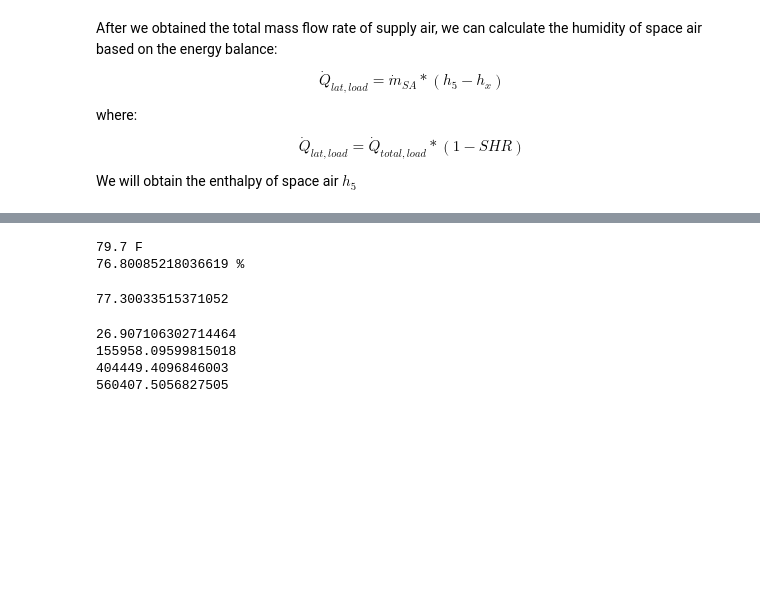
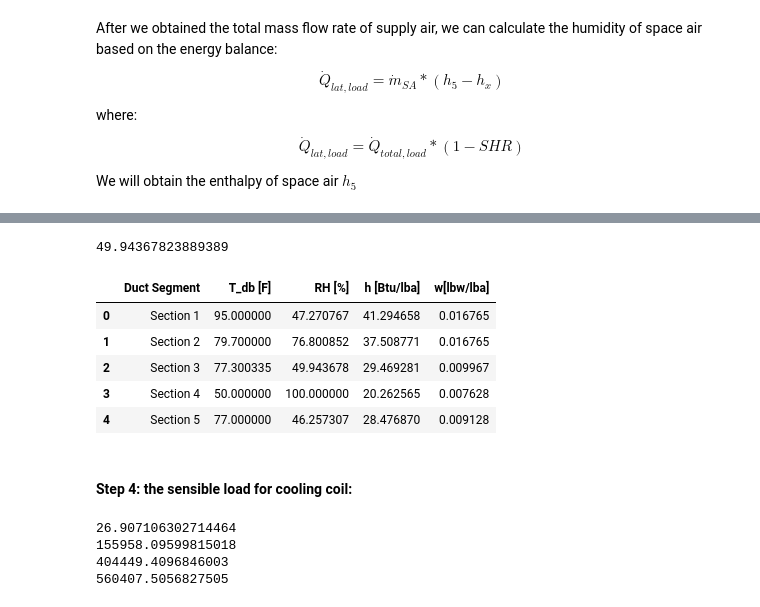
Before and after one commit to JieMa1202/CE414, a Jupyter notebook: Homework/Exam.ipynb, the cells around one changed output, grey strips where cells are left out. Drawn from its saved outputs; the diff is of its cells as text; code cells hidden in the pictures; blank space fills up the shorter version.

```diff
--- a/Homework/Exam.ipynb
+++ b/Homework/Exam.ipynb
@@ -27,6 +27,7 @@ V_dot_ven = 1600 # the ventilation volume flow rate [cfm]
 T_db_1 = 95 # outdoor air drybulb temperature [F]
 T_wb_1 = 78 # outdoor air wetbulb temperature [F]
 RH_1 = RH_ptb(P_atm,T_db_1,T_wb_1) # outdoor air relative humidity [%]
+h_1 = h_ptb(P_atm,T_db_1,T_wb_1) # outdoor air humidity ratio [lb_w/lb_a]
 w_1 = W_ptb(P_atm,T_db_1,T_wb_1) # outdoor air humidity ratio [lb_w/lb_a]
 v_1 = v_ptb(P_atm,T_db_1,T_wb_1) # outdoor air specific volumn [ft3/lbm]
 # %% [markdown]
@@ -74,0 +89,8 @@ RH_5 = RH_pth(P_atm, T_db_5, h_5) # relative humisity of space 5
+# %%
+epsilon = 0.85 # sensible effectiveness of the HRV,[-]
+T_db_2 = T_db_1 - epsilon * (T_db_1 - T_db_5) # pre-cooled air drybulb temperature,[F]
+w_2 = w_1 # humidity ratio of pre-cooled air
+RH_2 = RH_ptw(P_atm, T_db_2, w_2) # relative humidity of
+h_2 = h_ptw(P_atm, T_db_2, w_2)
+print(T_db_2,'F')
+print(RH_2,'%')
@@ -80,23 +110,34 @@ $$\dot{m}_{ven} h_{2} + \dot{m}_{cir} h_{5} = \dot{m}_{SA} h_{3}$$
-# %%
-# mixing
-T_db_5 = 77
-eta = 0.85
-T_db_2 = T_db_1 - eta * (T_db_1 - T_db_5)
-w_2 = w_1
-RH_2 = RH_ptw(P_atm, T_db_2, w_2)
-h_2 = h_ptw(P_atm, T_db_2, w_2)
-print(T_db_2,'F')
-print(RH_2,'%')
-# %% [output]
-79.7 F
-76.80085218036619 %
 # %%
 w_3 = (m_dot_ven * w_2 + m_dot_cir * w_5)/m_dot_tot
 h_3 = (m_dot_ven * h_2 + m_dot_cir * h_5)/m_dot_tot
 T_db_3 = T_pwh(P_atm, w_3, h_3)
-print(T_db_3)
+RH_3 = RH_ptw(P_atm, T_db_3, w_3)
+print(RH_3)
 # %% [output]
-77.30033515371052
+49.94367823889389
+# %%
+data = {
+    "Duct Segment": ["Section 1", "Section 2", "Section 3","Section 4","Section 5"],
+    "T_db [F]": [T_db_1,T_db_2,T_db_3,T_db_4,T_db_5],
+    "RH [%]": [RH_1,RH_2,RH_3,RH_4,RH_5],
+    "h [Btu/lba]": [h_1, h_2, h_3, h_4, h_5],
+    "w[lbw/lba]": [w_1, w_2, w_3, w_4, w_5]
+}
+
+# Create DataFrame
+df = pd.DataFrame(data)
+
+# Display table
+df
+# %% [output]
+|  | Duct Segment | T_db [F] | RH [%] | h [Btu/lba] | w[lbw/lba] |
+| 0 | Section 1 | 95.000000 | 47.270767 | 41.294658 | 0.016765 |
+| 1 | Section 2 | 79.700000 | 76.800852 | 37.508771 | 0.016765 |
+| 2 | Section 3 | 77.300335 | 49.943678 | 29.469281 | 0.009967 |
+| 3 | Section 4 | 50.000000 | 100.000000 | 20.262565 | 0.007628 |
+| 4 | Section 5 | 77.000000 | 46.257307 | 28.476870 | 0.009128 |
+# %% [markdown]
+#### Step 4: the sensible load for cooling coil:
 # %%
 Q_coil_tot = m_dot_tot * (h_3-h_4)
 h_c = h_ptw(P_atm, T_db_3, w_4)
```
Also changed, not shown: parts of 4 cells of this notebook.
